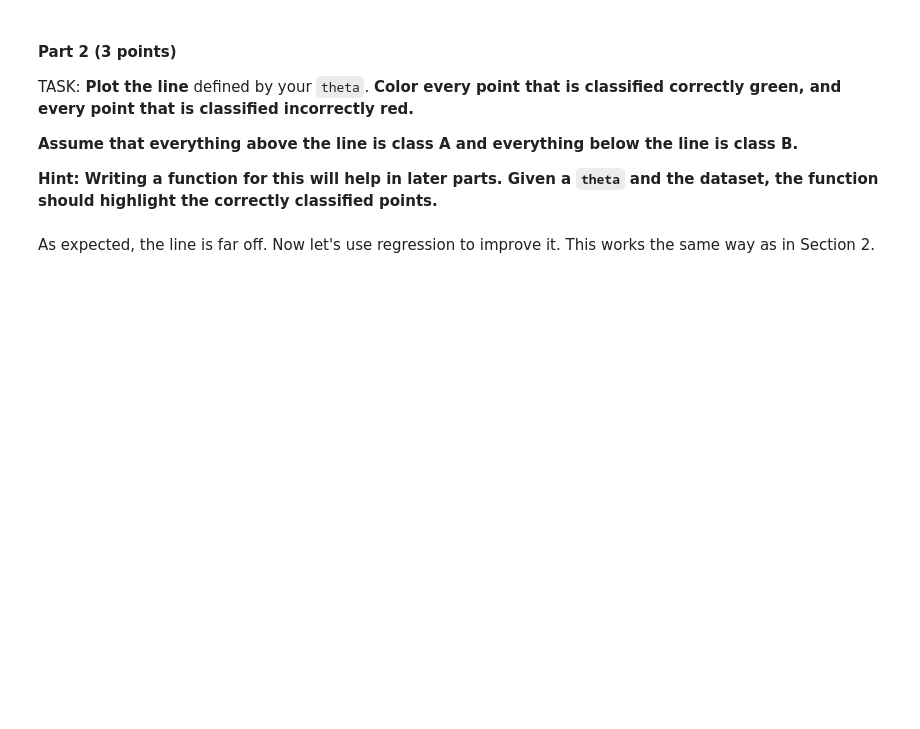
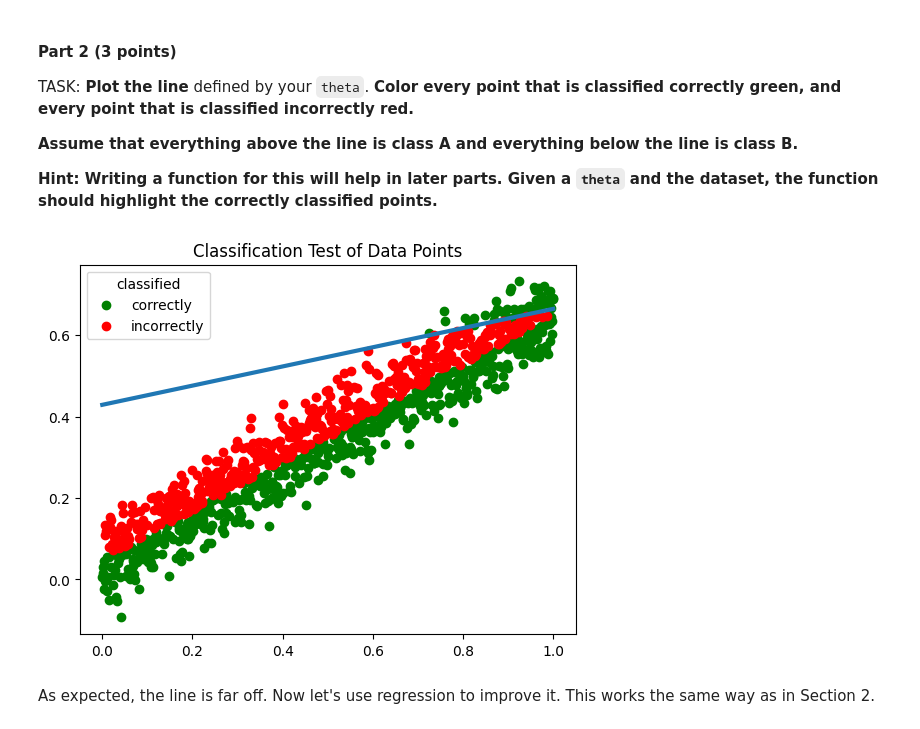
Before and after one commit to bl25845/DATA602_FardinaAlam, a Jupyter notebook: HW5/HW5_Part01-DATA602-Regression.ipynb, the cells around one changed output. Saved outputs shown, nothing was run; the diff lists cells and outputs as text; code cells hidden in the pictures; blank space fills up the shorter version.

```diff
--- a/HW5/HW5_Part01-DATA602-Regression.ipynb
+++ b/HW5/HW5_Part01-DATA602-Regression.ipynb
@@ -693,7 +810,8 @@ TASK: Create a NumPy vector for `theta` and initialize it randomly. You may use
 # %%
 # # # STUDENT INPUT # # #
 # Place your answer here
-theta =
+rng = np.random.default_rng(seed=30)
+theta = rng.random(2)
 # %% [markdown]
 #### Part 2 (3 points)
 
@@ -705,27 +823,48 @@ TASK: **Plot the line** defined by your `theta`. **Color every point that is cla
 # %%
 def calc(el, x_data):
   return el[0] * x_data + el[1]
 
 def separate(x_data, y_data, el):
   calced_values = calc(el, x_data)
 
   true_x_a = []
   true_x_b = []
   true_y_a = []
   true_y_b = []
   for i in range(x_data.shape[0]):
     val = y_data[i]
     if val > calced_values[i]:
       true_x_a.append(x_data[i])
       true_y_a.append(y_data[i])
     else:
       true_x_b.append(x_data[i])
       true_y_b.append(y_data[i])
 
   return (true_x_a, true_y_a), (true_x_b, true_y_b)
 
 # # # STUDENT INPUT # # #
 # Place your answer here
+def plot_correct_classification(el, x_data, y_data):
+    actual = calc([m_star, b_star], x_data) < y_data
+    pred = calc(el, x_data) < y_data
+
+    # compare points of actual and pred to check correct classification
+    correct = actual == pred
+    incorrect = actual != pred
+
+    line_y = calc(el, x_data)
+
+    plt.plot(x_data, line_y, linewidth=3)
+    plt.scatter(x_data[correct], y_data[correct], color='g', label='correctly')
+    plt.scatter(x_data[incorrect], y_data[incorrect], color='r', label='incorrectly')
+    plt.title("Classification Test of Data Points")
+
+    plt.legend(title='classified', loc='upper left')
+    plt.show()
+
+plot_correct_classification(theta, x_data_full, y_data_full)
+# %% [output]
+[figure, added]
 # %% [markdown]
 As expected, the line is far off. Now let's use regression to improve it. This works the same way as in Section 2.
 # %% [markdown]
```
Also changed, not shown: parts of 29 cells of this notebook, 1 other file.
